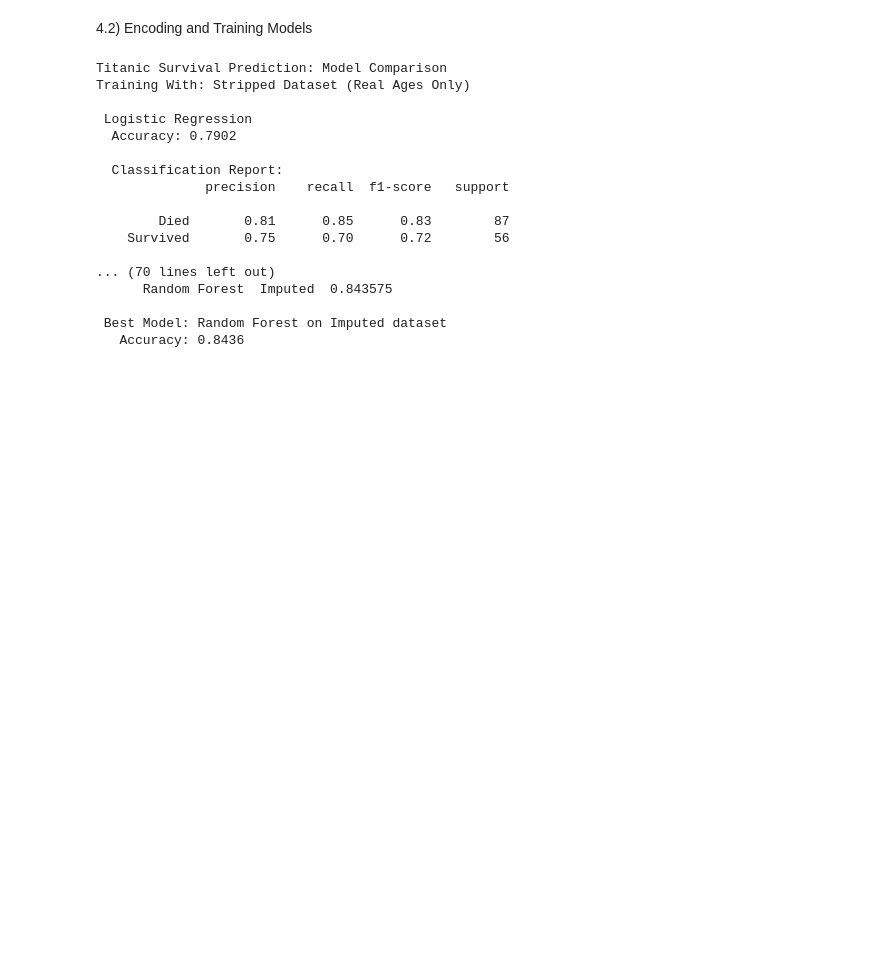
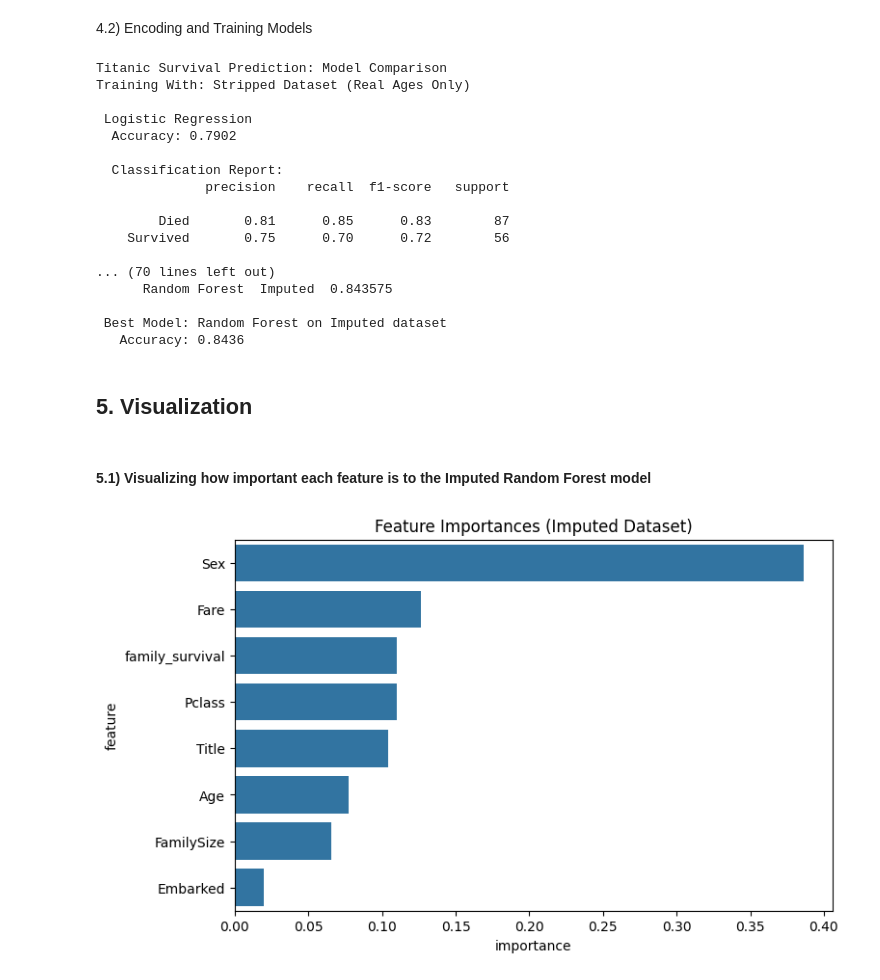
Before and after one commit to justin-glazer/320-FinalProject, a Jupyter notebook: CMSC320_Final_Project.ipynb, the cells around one changed output. Drawn from its saved outputs; the diff is of its cells as text; code cells hidden in the pictures; blank space fills up the shorter version.

Commit message:
added graphs and explanations

```diff
--- a/CMSC320_Final_Project.ipynb
+++ b/CMSC320_Final_Project.ipynb
@@ -595,3 +595,21 @@ Training With: Stripped Dataset (Real Ages Only)
 
  Best Model: Random Forest on Imputed dataset
    Accuracy: 0.8436
+# %% [markdown]
+## 5. Visualization
+# %% [markdown]
+#### 5.1) Visualizing how important each feature is to the Imputed Random Forest model
+# %%
+import matplotlib.pyplot as plt
+import seaborn as sns
+
+#transfer the imputed random forest feature importances into a variable
+features = results_imputed['Random Forest']['feature_importance']
+
+#graph and label a barchart with importance on the x and features on the y
+plt.figure(figsize=(8,5))
+sns.barplot(data=features, x='importance', y='feature')
+plt.title("Feature Importances (Imputed Dataset)")
+plt.show()
+# %% [output]
+[figure, added]
```
Also changed, not shown: parts of 10 cells of this notebook.
